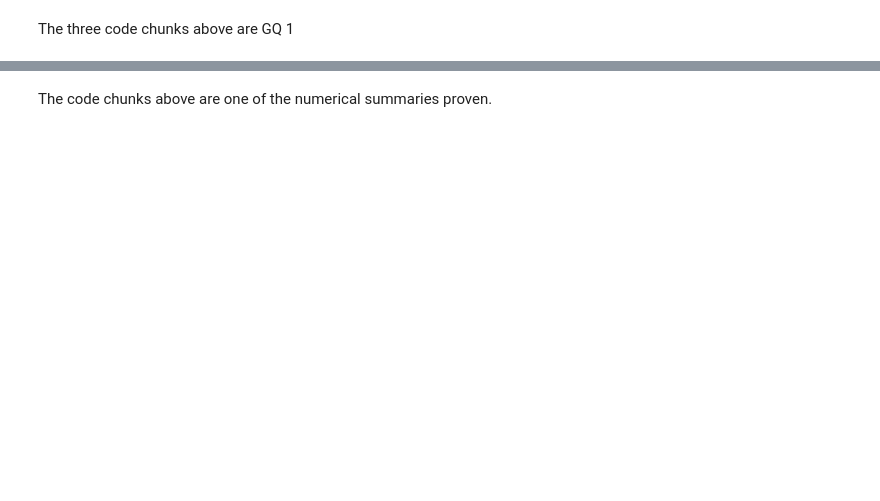
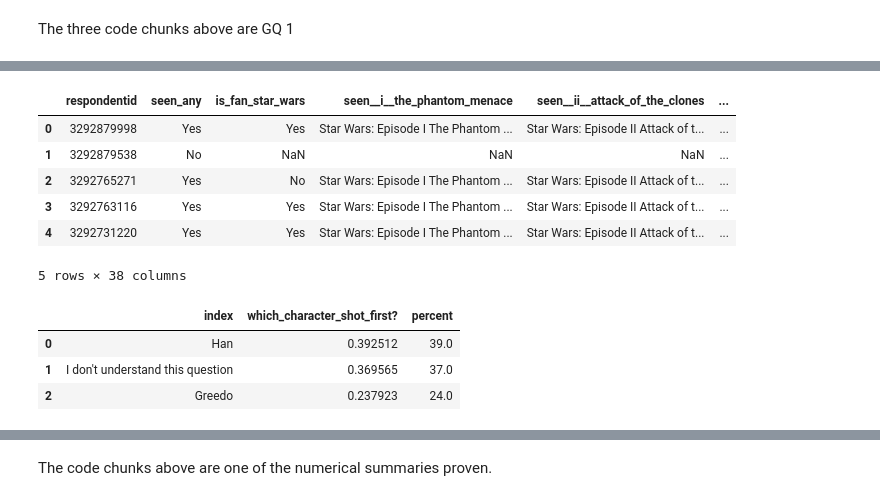
Before and after one commit to TrellixVulnTeam/CSE_250_03HB, a Jupyter notebook: Project 5 The war with Star Wars/Weeks 10 & 11.ipynb, the cells around one changed output, grey strips where cells are left out. Saved outputs shown, nothing was run; the diff lists cells and outputs as text; code cells hidden in the pictures; blank space fills up the shorter version.

```diff
--- a/Project 5 The war with Star Wars/Weeks 10 & 11.ipynb
+++ b/Project 5 The war with Star Wars/Weeks 10 & 11.ipynb
@@ -14,8 +14,12 @@ import numpy as np
 # %%
 url = 'https://github.com/fivethirtyeight/data/raw/master/star-wars-survey/StarWars.csv'
 
+
+sw_questions = pd.read_csv(url, encoding = "ISO-8859-1", header = None, nrows = 2)
 sw_responses = pd.read_csv(url, encoding = "ISO-8859-1", header = None, skiprows = 2)
-sw_questions = pd.read_csv(url, encoding = "ISO-8859-1", header = None, nrows = 2)
+
+sw_cols = pd.read_csv(url, encoding = "ISO-8859-1", header = None, nrows = 2)
+sw_data = pd.read_csv(url, encoding = "ISO-8859-1", header = None, skiprows = 2)
 # %% [markdown]
 how can we preform a case_when() in python?
 - replace()?
@@ -62,0 +134,26 @@ sw_responses
+# %%
+sw_data.columns = new_column_names
+sw_data.head()
+# %% [output]
+|  | respondentid | seen_any | is_fan_star_wars | seen__i__the_phantom_menace | seen__ii__attack_of_the_clones | ... |
+| 0 | 3292879998 | Yes | Yes | Star Wars: Episode I The Phantom ... | Star Wars: Episode II Attack of t... | ... |
+| 1 | 3292879538 | No | NaN | NaN | NaN | ... |
+| 2 | 3292765271 | Yes | No | Star Wars: Episode I The Phantom ... | Star Wars: Episode II Attack of t... | ... |
+| 3 | 3292763116 | Yes | Yes | Star Wars: Episode I The Phantom ... | Star Wars: Episode II Attack of t... | ... |
+| 4 | 3292731220 | Yes | Yes | Star Wars: Episode I The Phantom ... | Star Wars: Episode II Attack of t... | ... |
+5 rows × 38 columns
+# %%
+shot = (sw_data['which_character_shot_first?']
+        .dropna()
+        .value_counts(normalize = True)
+        .reset_index()
+        )
+
+shot["percent"] = round(shot['which_character_shot_first?']*100, 0)
+
+shot
+# %% [output]
+|  | index | which_character_shot_first? | percent |
+| 0 | Han | 0.392512 | 39.0 |
+| 1 | I don't understand this question | 0.369565 | 37.0 |
+| 2 | Greedo | 0.237923 | 24.0 |
```
Also changed, not shown: parts of 32 cells of this notebook, 11 other files.
